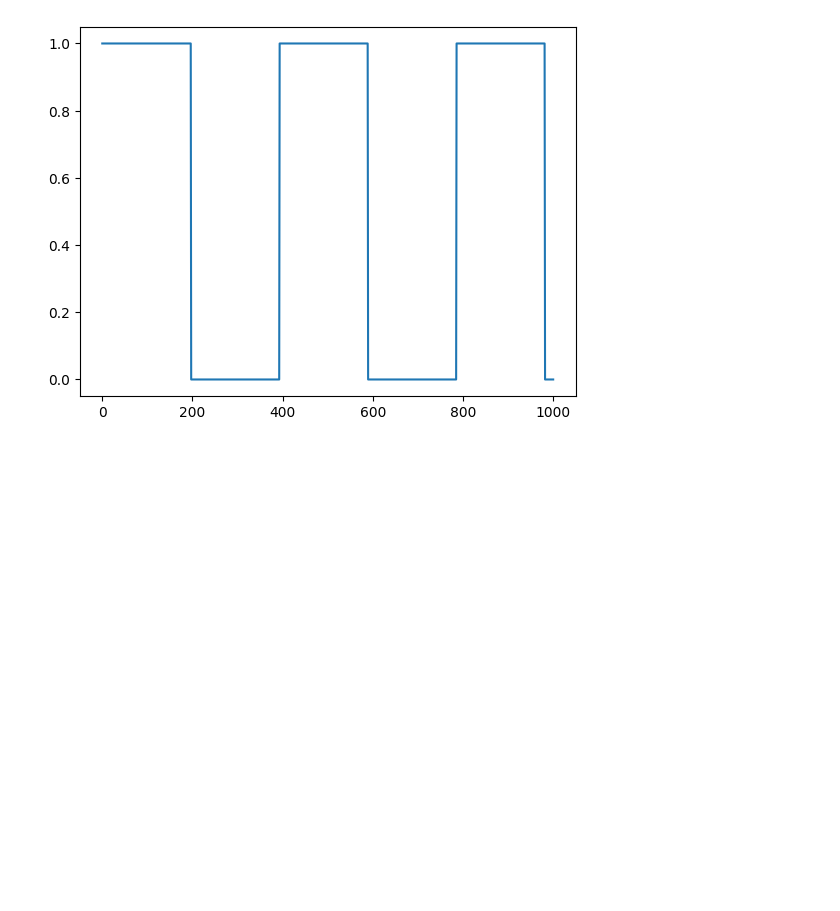
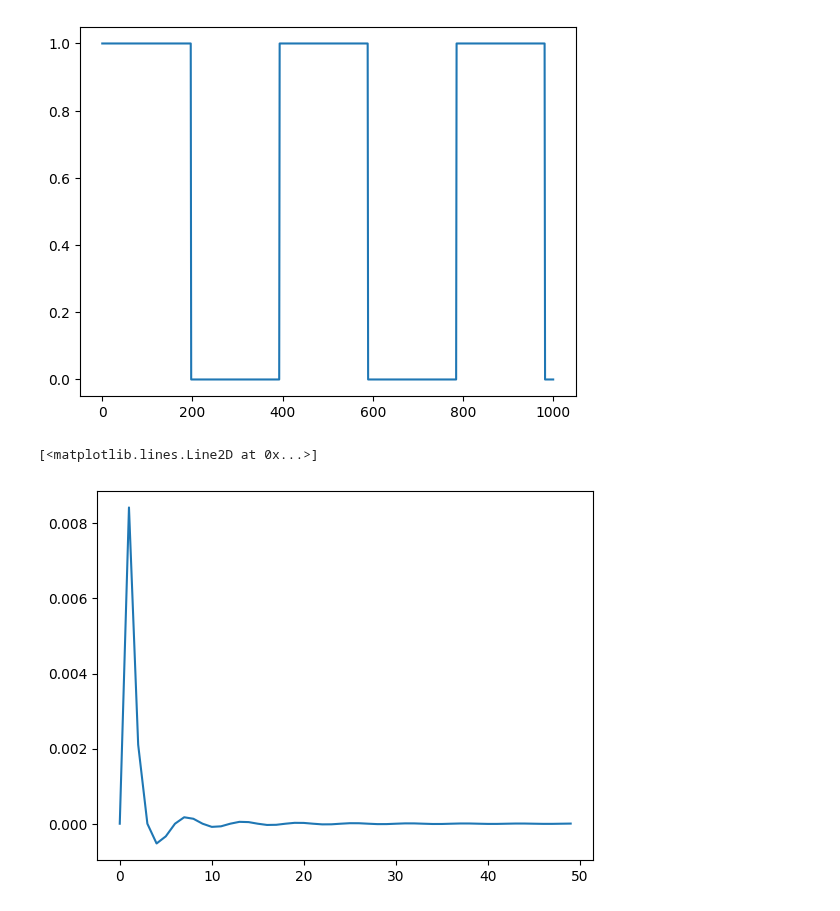
Before and after one commit to vibilanj/cmps, a Jupyter notebook: workshop/W8_Plucking_Strings_S.ipynb, the cells around one changed output. Saved outputs shown, nothing was run; the diff lists cells and outputs as text; code cells hidden in the pictures; blank space fills up the shorter version.

```diff
--- a/workshop/W8_Plucking_Strings_S.ipynb
+++ b/workshop/W8_Plucking_Strings_S.ipynb
@@ -89,3 +89,26 @@ ax.plot(multipliers, final_positions)
 # %% [output]
 [<matplotlib.lines.Line2D at 0x...>]
 [figure]
+# %%
+L = 0.64
+m = 0.05
+
+def initial_deformation(x):
+    if x < (L / 3):
+        return m * x
+    else:
+        return ((m * L / 2) - (m * x / 2))
+
+def C_n(n):
+    func = lambda x: initial_deformation(x) * np.sin(n * np.pi * x / L)
+    integral = integrate.quad(func, 0, L)
+    return (2 / L * integral[0])
+
+ns = list(range(0, 50))
+C_ns = np.array([C_n(n) for n in ns])
+
+fig, ax = plt.subplots(1, 1)
+ax.plot(ns, C_ns)
+# %% [output]
+[<matplotlib.lines.Line2D at 0x...>]
+[figure, added]
```
Also changed, not shown: parts of 3 cells of this notebook.
